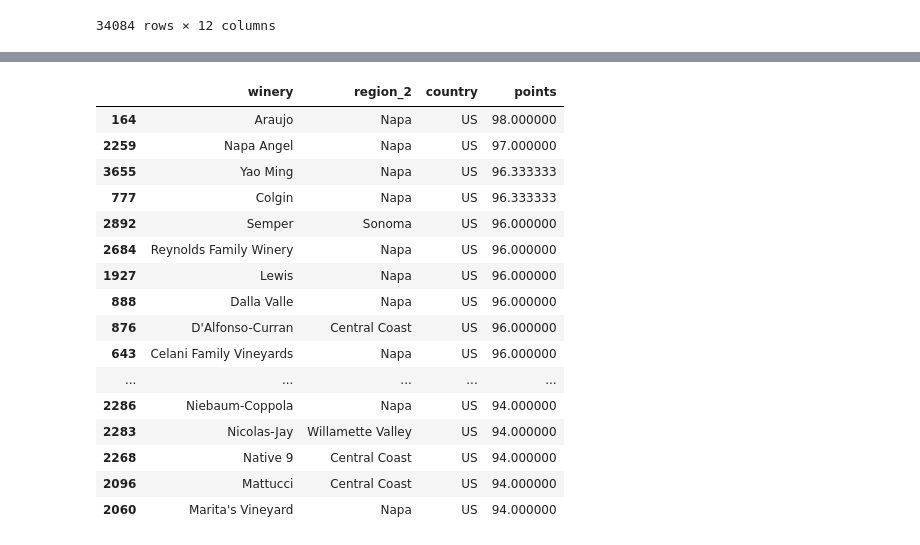
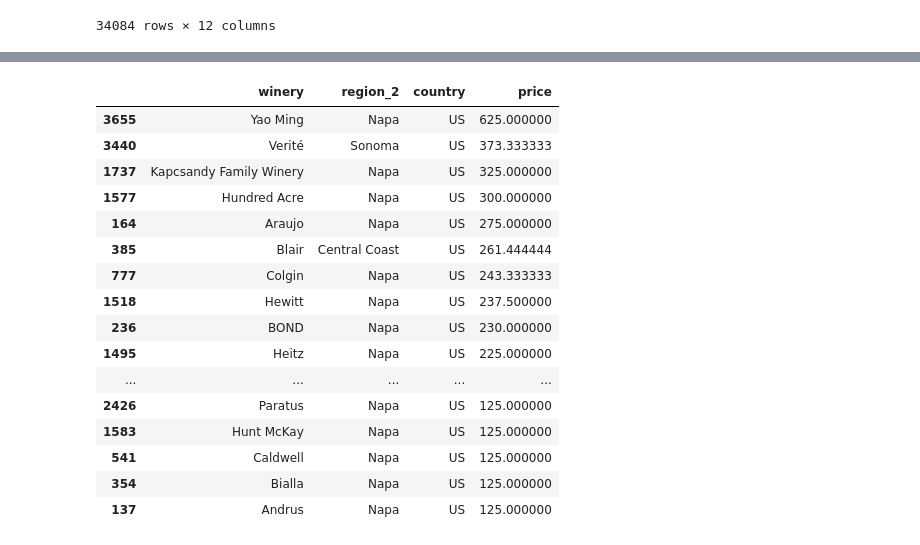
Before and after one commit to j1candel/Wine-Analysis-, a Jupyter notebook: wine-analysis .ipynb, the cells around one changed output, grey strips where cells are left out. Drawn from its saved outputs; the diff is of its cells as text; code cells hidden in the pictures.

```diff
--- a/wine-analysis .ipynb
+++ b/wine-analysis .ipynb
@@ -124,24 +106,24 @@ worst_us_wineries
 # %%
 #Finding the best wineries among the pack
-best_us_wineries = wine_pd.nlargest(50, 'points', keep = 'last')
+best_us_wineries = wine_pd.nlargest(50, 'price', keep = 'last')
 
 #Displaying the 10 wrost wineries
 best_us_wineries
 # %% [output]
-|  | winery | region_2 | country | points |
-| 164 | Araujo | Napa | US | 98.000000 |
-| 2259 | Napa Angel | Napa | US | 97.000000 |
-| 3655 | Yao Ming | Napa | US | 96.333333 |
-| 777 | Colgin | Napa | US | 96.333333 |
-| 2892 | Semper | Sonoma | US | 96.000000 |
-| 2684 | Reynolds Family Winery | Napa | US | 96.000000 |
-| 1927 | Lewis | Napa | US | 96.000000 |
-| 888 | Dalla Valle | Napa | US | 96.000000 |
-| 876 | D'Alfonso-Curran | Central Coast | US | 96.000000 |
-| 643 | Celani Family Vineyards | Napa | US | 96.000000 |
+|  | winery | region_2 | country | price |
+| 3655 | Yao Ming | Napa | US | 625.000000 |
+| 3440 | Verité | Sonoma | US | 373.333333 |
+| 1737 | Kapcsandy Family Winery | Napa | US | 325.000000 |
+| 1577 | Hundred Acre | Napa | US | 300.000000 |
+| 164 | Araujo | Napa | US | 275.000000 |
+| 385 | Blair | Central Coast | US | 261.444444 |
+| 777 | Colgin | Napa | US | 243.333333 |
+| 1518 | Hewitt | Napa | US | 237.500000 |
+| 236 | BOND | Napa | US | 230.000000 |
+| 1495 | Heitz | Napa | US | 225.000000 |
 | ... | ... | ... | ... | ... |
-| 2286 | Niebaum-Coppola | Napa | US | 94.000000 |
-| 2283 | Nicolas-Jay | Willamette Valley | US | 94.000000 |
-| 2268 | Native 9 | Central Coast | US | 94.000000 |
-| 2096 | Mattucci | Central Coast | US | 94.000000 |
-| 2060 | Marita's Vineyard | Napa | US | 94.000000 |
+| 2426 | Paratus | Napa | US | 125.000000 |
+| 1583 | Hunt McKay | Napa | US | 125.000000 |
+| 541 | Caldwell | Napa | US | 125.000000 |
+| 354 | Bialla | Napa | US | 125.000000 |
+| 137 | Andrus | Napa | US | 125.000000 |
```
Also changed, not shown: parts of 27 cells of this notebook, 2 other files.
